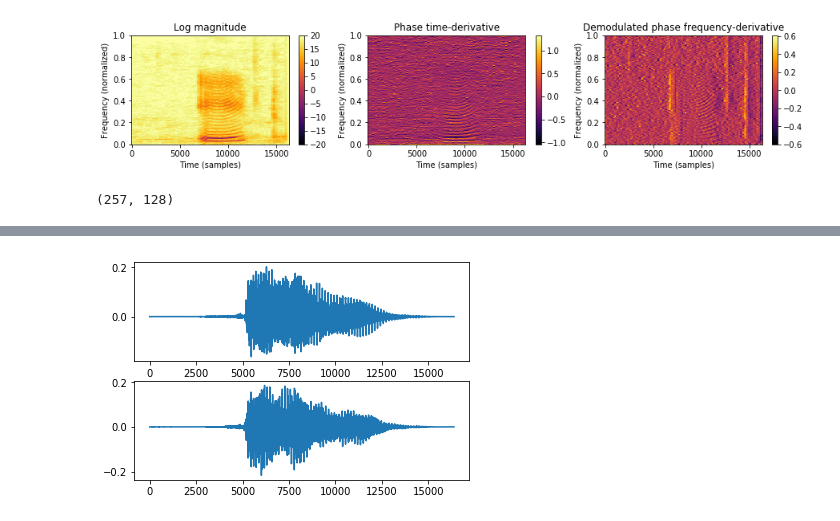
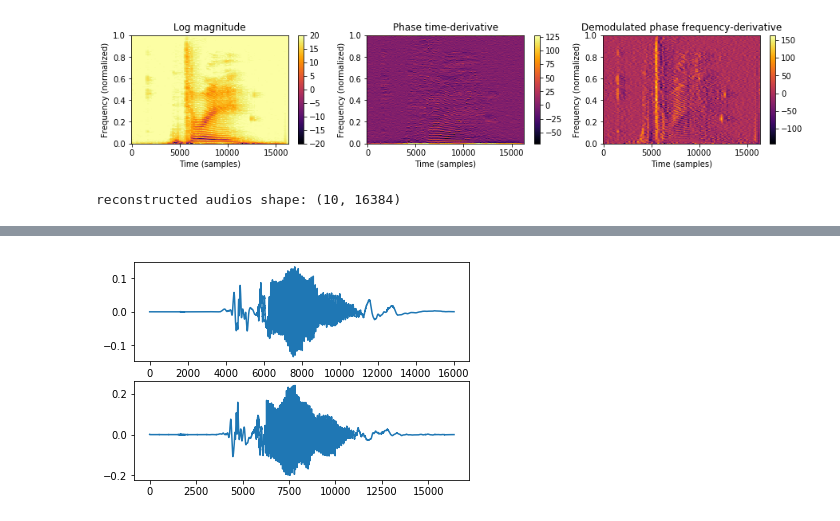
Before and after one commit to tifgan/stftGAN, a Jupyter notebook: data/pghi test.ipynb, the cells around one changed output, grey strips where cells are left out. Cells and saved outputs as stored; diff of their text form; code cells hidden in the pictures.

Commit message:
added demo for pghi

```diff
--- a/data/pghi test.ipynb
+++ b/data/pghi test.ipynb
@@ -93,9 +83,9 @@ import matplotlib as mpl
 %matplotlib inline
 import matplotlib.pyplot as plt
 
-c     = spectrograms[10]
-tgrad = tgrads[10]
-fgrad = fgrads[10]
+c     = spectrograms[0]
+tgrad = tgrads[0]
+fgrad = fgrads[0]
 a     = 128
 M     = 512
 
@@ -112,11 +102,7 @@ ltfatpy.plotdgtreal(fgrad*(np.abs(c) > np.exp(-5)),a,M, normalization='lin');
 plt.title('Demodulated phase frequency-derivative')
 plt.savefig("intro-TF.pdf", bbox_inches='tight')
 # %% [output]
-[figure, old version]
+[figure, new version]
-# %%
-c.shape
-# %% [output]
-(257, 128)
 # %%
 import heapq
 
@@ -195,26 +175,27 @@ def pghi(spectrogram, tgrad, fgrad, a, M, L, tol=10):
         heapq.heappush(magnitude_heap, (-max_val, max_pos))
         done_mask[max_pos] = 1
-# %%
-c     = spectrograms[-1]
-tgrad = tgrads[-1]
-fgrad = fgrads[-1]
-a     = 128
-M     = 512
-
-tgradreal, fgradreal = ltfatpy.gabphasegrad('phase', np.angle(realDGT), fft_hop_size, 512)
-
-phase = pghi(c, tgrad, fgrad, a, M, L, tol=15)
-# %%
-original_time_signal = anStftWrapper.reconstructSignalFromLoggedSpectogram(spectrogram, np.angle(realDGT), windowLength=fft_window_length, hopSize=fft_hop_size)
-time_signal = anStftWrapper.reconstructSignalFromLoggedSpectogram(c, phase, windowLength=fft_window_length, hopSize=fft_hop_size)
+# %%
+a     = 128
+M     = 512
+
+reconstructed_audios = StrechableNumpyArray()
+for i in range(len(audios)):
+    phase = pghi(spectrograms[i], tgrads[i], fgrads[i], a, M, L, tol=8)
+    reconstructed_audios.append(anStftWrapper.reconstructSignalFromLoggedSpectogram(spectrograms[i], phase, windowLength=fft_window_length, hopSize=fft_hop_size))
+
+reconstructed_audios = reconstructed_audios.finalize()
+reconstructed_audios = np.reshape(reconstructed_audios, (len(audios), -1)).astype(np.float64)
+print("reconstructed audios shape:", reconstructed_audios.shape)
+# %% [output]
+reconstructed audios shape: (10, 16384)
 # %%
 plt.subplot(211)
-plt.plot(original_time_signal)
+plt.plot(audios[0])
 plt.subplot(212)
-plt.plot(time_signal)
+plt.plot(reconstructed_audios[0])
 display(Audio(original_time_signal, rate=16000))
 display(Audio(time_signal, rate=16000))
 # %% [output]
 [interactive output not drawn]
 [interactive output not drawn]
-[figure, old version]
+[figure, new version]
```
Also changed, not shown: parts of 5 cells of this notebook.
